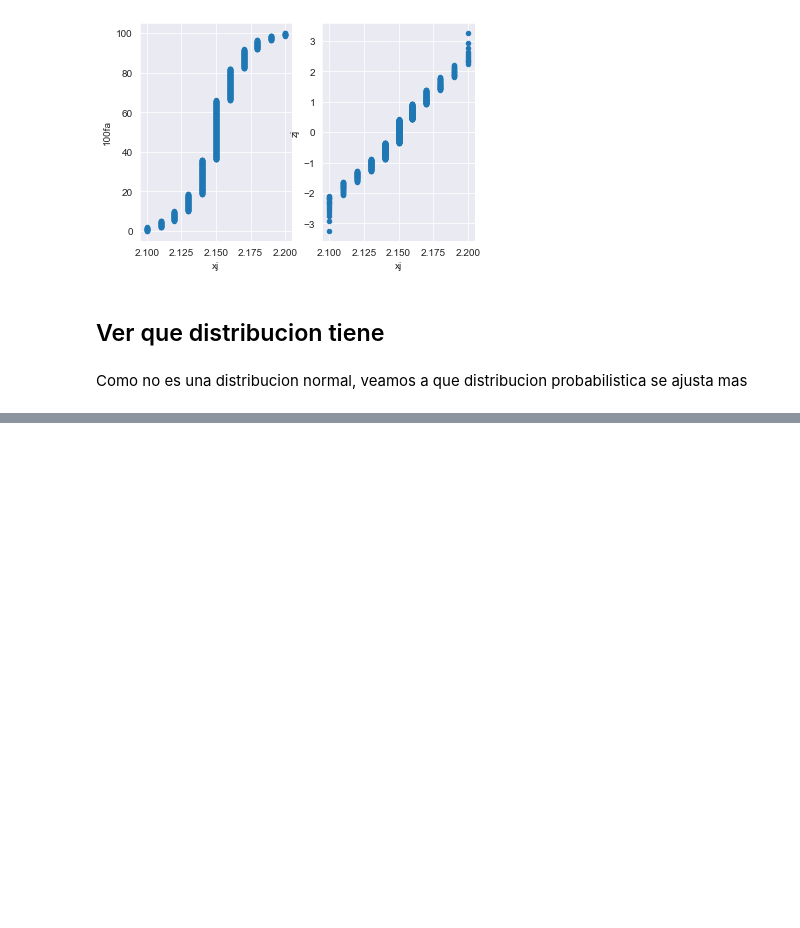
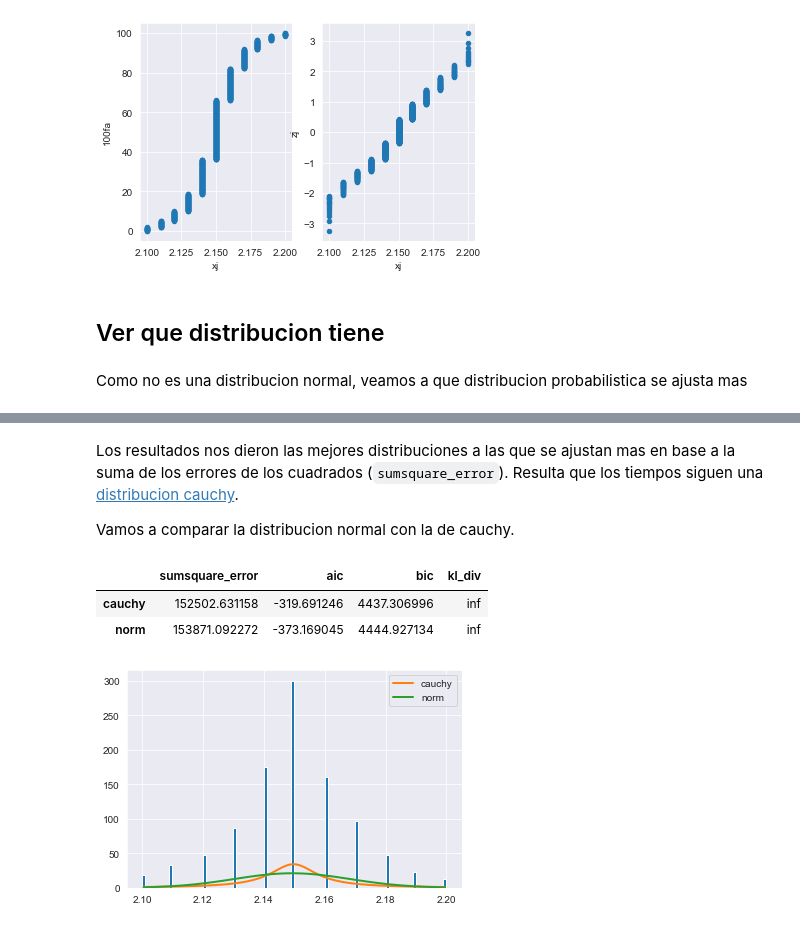
Before and after one commit to Pmz94/data-science, a Jupyter notebook: bondad_ajuste/ejercicio_8-88.ipynb, the cells around one changed output, grey strips where cells are left out. Saved outputs shown, nothing was run; the diff lists cells and outputs as text; code cells hidden in the pictures; blank space fills up the shorter version.

```diff
--- a/bondad_ajuste/ejercicio_8-88.ipynb
+++ b/bondad_ajuste/ejercicio_8-88.ipynb
@@ -296,0 +309,14 @@ Como no es una distribucion normal, veamos a que distribucion probabilistica se
+# %% [markdown]
+Los resultados nos dieron las mejores distribuciones a las que se ajustan mas en base a la suma de los errores de los cuadrados (`sumsquare_error`).
+Resulta que los tiempos siguen una [distribucion cauchy](https://es.wikipedia.org/wiki/Distribuci%C3%B3n_de_Cauchy).
+
+Vamos a comparar la distribucion normal con la de cauchy.
+# %%
+f = Fitter(tiempos, distributions = ['cauchy', 'norm'])
+f.fit()
+f.summary()
+# %% [output]
+|  | sumsquare_error | aic | bic | kl_div |
+| cauchy | 152502.631158 | -319.691246 | 4437.306996 | inf |
+| norm | 153871.092272 | -373.169045 | 4444.927134 | inf |
+[figure, added]
```
Also changed, not shown: parts of 14 cells of this notebook, 4 other files.
